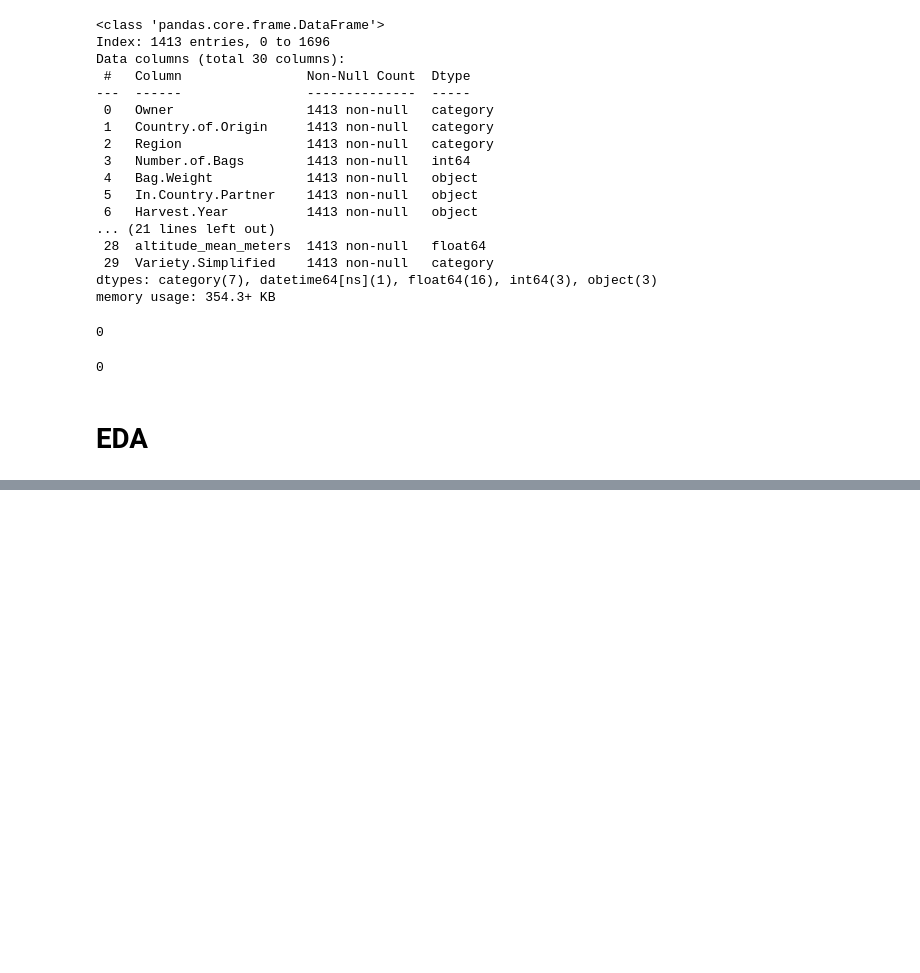
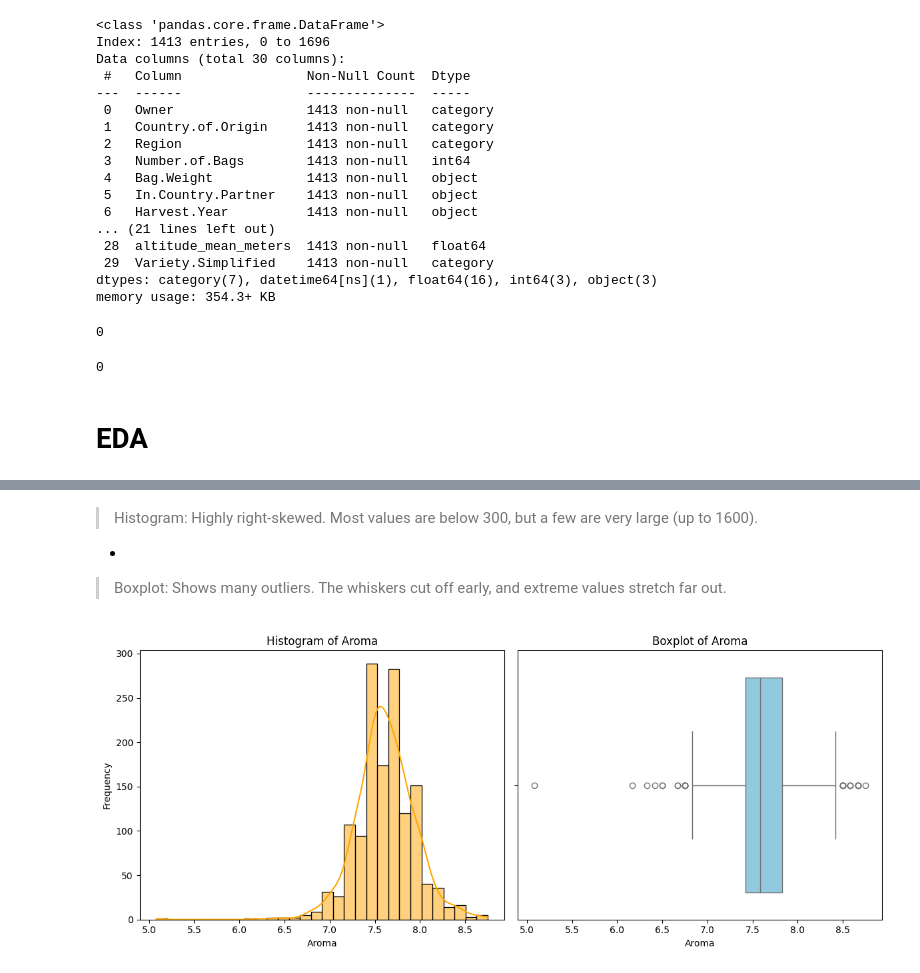
Before and after one commit to SonalJayasinghe/brewlytics, a Jupyter notebook: src/coffee filter/coffee_filter.ipynb, the cells around one changed output, grey strips where cells are left out. Saved outputs shown, nothing was run; the diff lists cells and outputs as text; code cells hidden in the pictures; blank space fills up the shorter version.

```diff
--- a/src/coffee filter/coffee_filter.ipynb
+++ b/src/coffee filter/coffee_filter.ipynb
@@ -1329,0 +1387,9 @@ display(dtypes_df)
+# %% [markdown]
+> Histogram: Highly right-skewed. Most values are below 300, but a few are very large (up to 1600).
+*
+> Boxplot: Shows many outliers. The whiskers cut off early, and extreme values stretch far out.
+# %%
+# Aroma
+draw_histogram_and_boxplot(df, 'Aroma')
+# %% [output]
+[figure, added]
```
Also changed, not shown: parts of 108 cells of this notebook, 1 other file.
